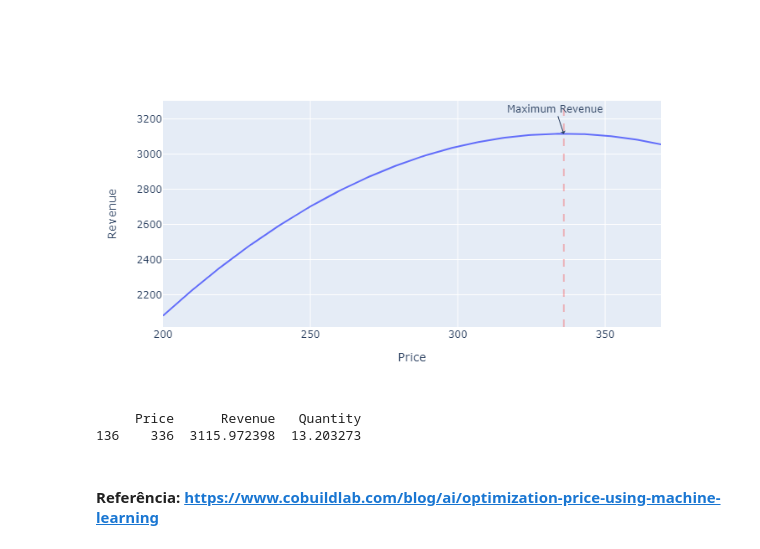
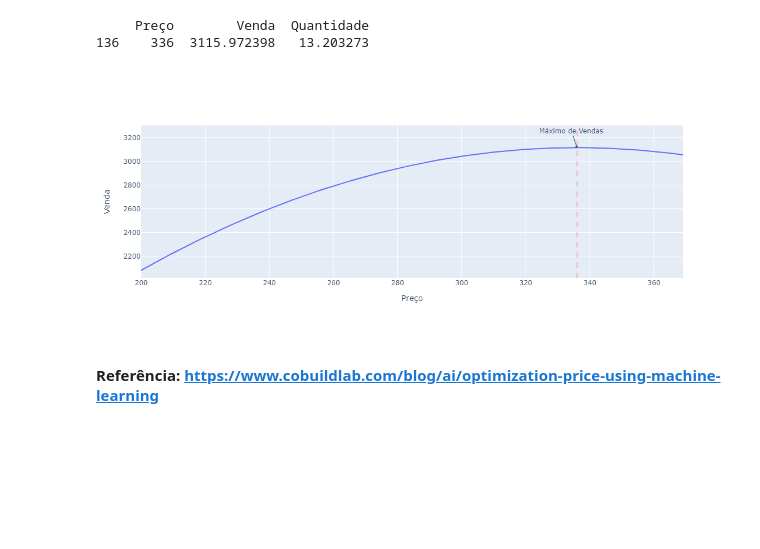
Before and after one commit to rafaelrdias/DS_Examples, a Jupyter notebook: Scripts/Princing_simple_v2.ipynb, the cells around one changed output. Saved outputs shown, nothing was run; the diff lists cells and outputs as text; code cells hidden in the pictures; blank space fills up the shorter version.

```diff
--- a/Scripts/Princing_simple_v2.ipynb
+++ b/Scripts/Princing_simple_v2.ipynb
@@ -10,7 +10,7 @@ from pandas import DataFrame
 from statsmodels.formula.api import ols
 from sklearn.linear_model import LogisticRegression
 # %%
-df = pd.read_csv("Data-Apps/Price Optimization/Data/price.csv")
+df = pd.read_csv("/home/datascience/HapVida/Arquivos/price.csv")
 # %%
 fig_PriceVsQuantity = px.scatter(df, x="Price", y="Quantity",color='Year',trendline="ols")
 fig_PriceVsQuantity.show()
@@ -53,6 +53,6 @@ for i in Price:
  quantity.append(demand)
  Revenue.append((i-cost) * demand)
 # %%
-profit = pd.DataFrame({"Price": Price, "Revenue": Revenue, "Quantity": quantity})
+profit = pd.DataFrame({"Preço": Price, "Venda": Revenue, "Quantidade": quantity})
 print(profit)
 # %% [output]
@@ -71,27 +71,27 @@ print(profit)
 
 [170 rows x 3 columns]
+# %%
+max_val = profit.loc[(profit['Venda'] == profit['Venda'].max())]
+print(max_val)
+# %% [output]
+     Preço        Venda  Quantidade
+136    336  3115.972398   13.203273
 # %%
 fig_PriceVsRevenue = go.Figure()
 fig_PriceVsRevenue.add_trace(go.Scatter(
-x=profit['Price'], y=profit['Revenue']))
+x=profit['Preço'], y=profit['Venda']))
 
-fig_PriceVsRevenue.add_annotation(x=int(max_val['Price']), y=int(max_val['Revenue']),
- text="Maximum Revenue",
+fig_PriceVsRevenue.add_annotation(x=int(max_val['Preço']), y=int(max_val['Venda']),
+ text="Máximo de Vendas",
  showarrow=True,
  arrowhead=1)
 fig_PriceVsRevenue.update_layout(
  showlegend=False,
- xaxis_title="Price",
- yaxis_title="Revenue")
+ xaxis_title="Preço",
+ yaxis_title="Venda")
 
-fig_PriceVsRevenue.add_vline(x=int(max_val['Price']), line_width=2, line_dash="dash", line_color="red", opacity=0.25)
+fig_PriceVsRevenue.add_vline(x=int(max_val['Preço']), line_width=2, line_dash="dash", line_color="red", opacity=0.25)
 # %% [output]
-[figure, old version]
+[figure, new version]
-# %%
-max_val = profit.loc[(profit['Revenue'] == profit['Revenue'].max())]
-print(max_val)
-# %% [output]
-     Price      Revenue   Quantity
-136    336  3115.972398  13.203273
 # %% [markdown]
 #### Referência: https://www.cobuildlab.com/blog/ai/optimization-price-using-machine-learning
```
Also changed, not shown: parts of 3 cells of this notebook.
